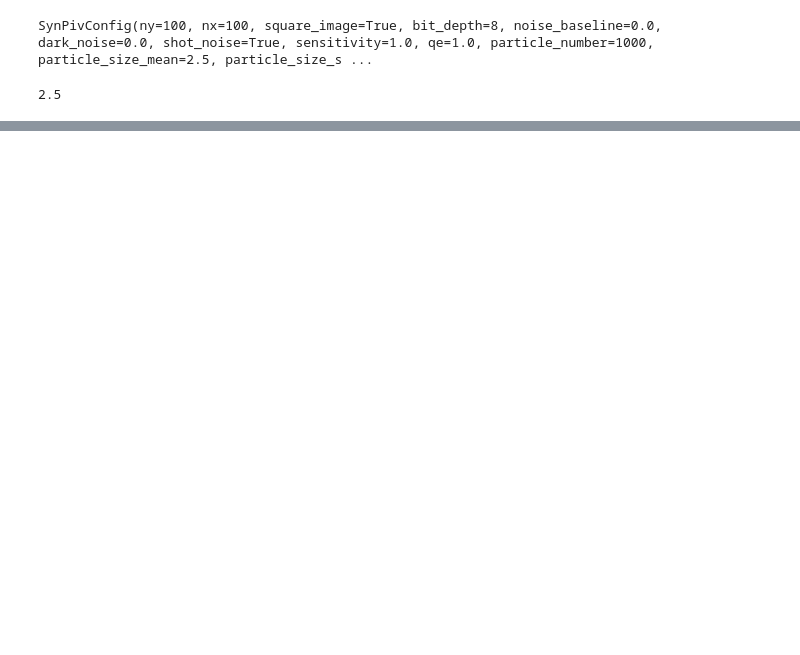
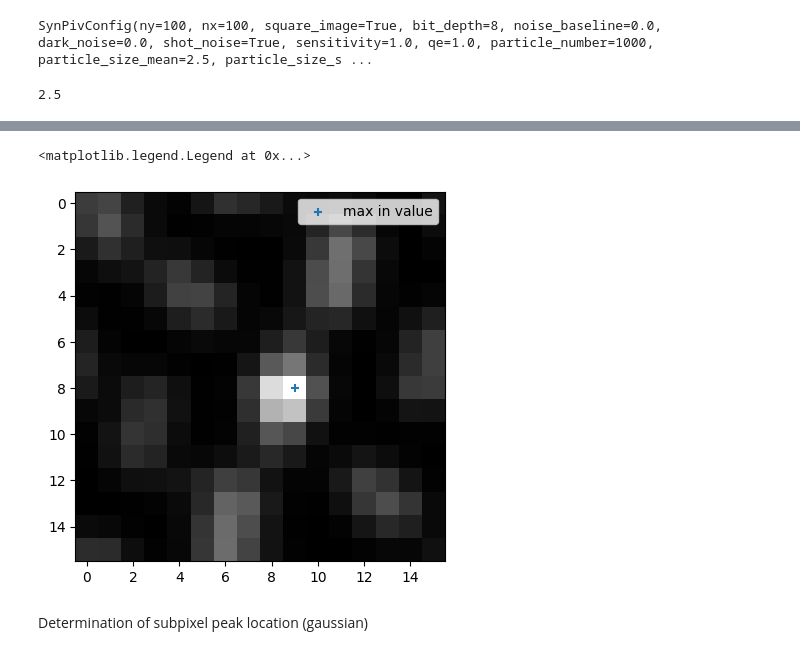
Before and after one commit to matthiasprobst/synpivimage, a Jupyter notebook: examples/out_of_plane.ipynb, the cells around one changed output, grey strips where cells are left out. Drawn from its saved outputs; the diff is of its cells as text; code cells hidden in the pictures; blank space fills up the shorter version.

```diff
--- a/examples/out_of_plane.ipynb
+++ b/examples/out_of_plane.ipynb
@@ -66,0 +175,12 @@ plt.show()
+# %%
+corr = get_corr_plane(imgsA[0], imgsB[0])
+iyINT, ixINT = get_integer_peak(corr)
+# %%
+plt.imshow(corr, cmap='gray')
+plt.scatter(iyINT, ixINT, marker='+', label='max in value')
+plt.legend()
+# %% [output]
+<matplotlib.legend.Legend at 0x...>
+[figure, added]
+# %% [markdown]
+Determination of subpixel peak location (gaussian)
```
Also changed, not shown: parts of 13 cells of this notebook, 3 other files.
